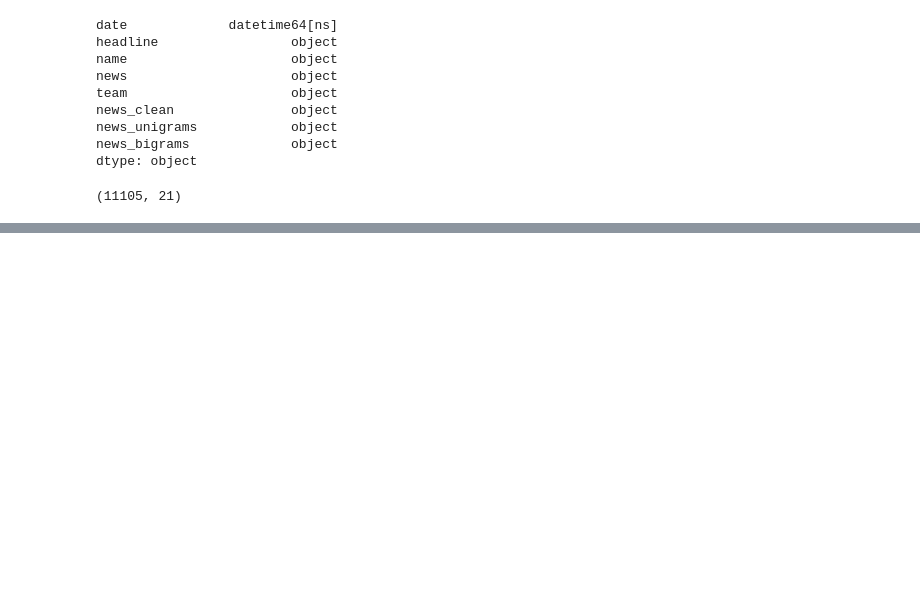
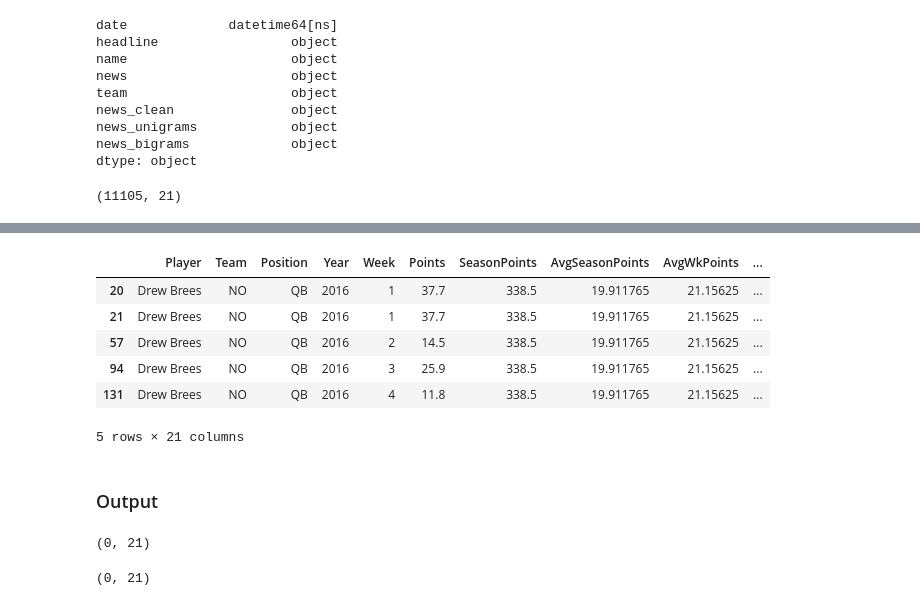
Before and after one commit to jankcious/w266-FantasyFootball, a Jupyter notebook: scripts/MergingAndPreprocessing.ipynb, the cells around one changed output, grey strips where cells are left out. Drawn from its saved outputs; the diff is of its cells as text; code cells hidden in the pictures; blank space fills up the shorter version.

```diff
--- a/scripts/MergingAndPreprocessing.ipynb
+++ b/scripts/MergingAndPreprocessing.ipynb
@@ -248,3 +248,11 @@ combined = combined[(combined['date'] <= combined['max_date']) &
 combined.shape
 # %% [output]
 (11105, 21)
+# %%
+mismatched_scores = scores_combined.merge(news, how='left', left_on='Player', right_on='name')
+mismatched_scores = mismatched_scores[(mismatched_scores['date'] <= mismatched_scores['max_date'])
+                                      & (mismatched_scores['date'] >= mismatched_scores['min_date'])
+                                      #& (mismatched_scores['name'] == np.nan)]
+                                     ]
+mismatched_news = scores_combined.merge(news, how='right', left_on='Player', right_on='name')
+#mismatched_news = mismatched_news[mismatched_news['Player'] == np.nan]
@@ -251 +289,13 @@ combined.shape
+# %%
+mismatched_scores.head()
+# %% [output]
+|  | Player | Team | Position | Year | Week | Points | SeasonPoints | AvgSeasonPoints | AvgWkPoints | ... |
+| 20 | Drew Brees | NO | QB | 2016 | 1 | 37.7 | 338.5 | 19.911765 | 21.15625 | ... |
+| 21 | Drew Brees | NO | QB | 2016 | 1 | 37.7 | 338.5 | 19.911765 | 21.15625 | ... |
+| 57 | Drew Brees | NO | QB | 2016 | 2 | 14.5 | 338.5 | 19.911765 | 21.15625 | ... |
+| 94 | Drew Brees | NO | QB | 2016 | 3 | 25.9 | 338.5 | 19.911765 | 21.15625 | ... |
+| 131 | Drew Brees | NO | QB | 2016 | 4 | 11.8 | 338.5 | 19.911765 | 21.15625 | ... |
+5 rows × 21 columns
+# %% [markdown]
+### Output
 # %%
@@ -252,0 +307,8 @@ combined.to_csv('../data/news_and_scores.csv', index=False)
+# %%
+mismatched_scores.shape
+# %% [output]
+(0, 21)
+# %%
+mismatched_news.shape
+# %% [output]
+(0, 21)
```
Also changed, not shown: parts of 6 cells of this notebook, 6 other files.
